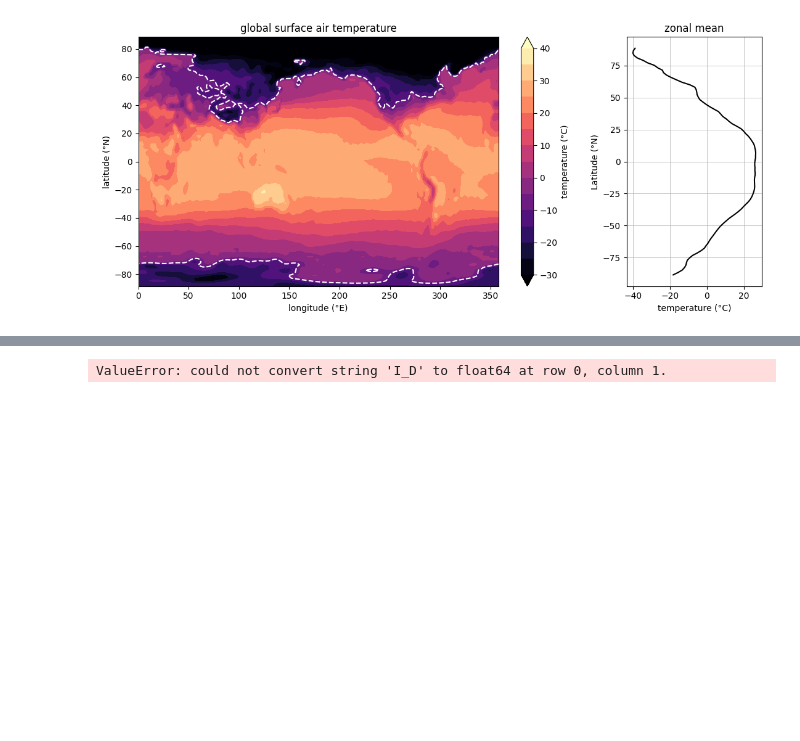
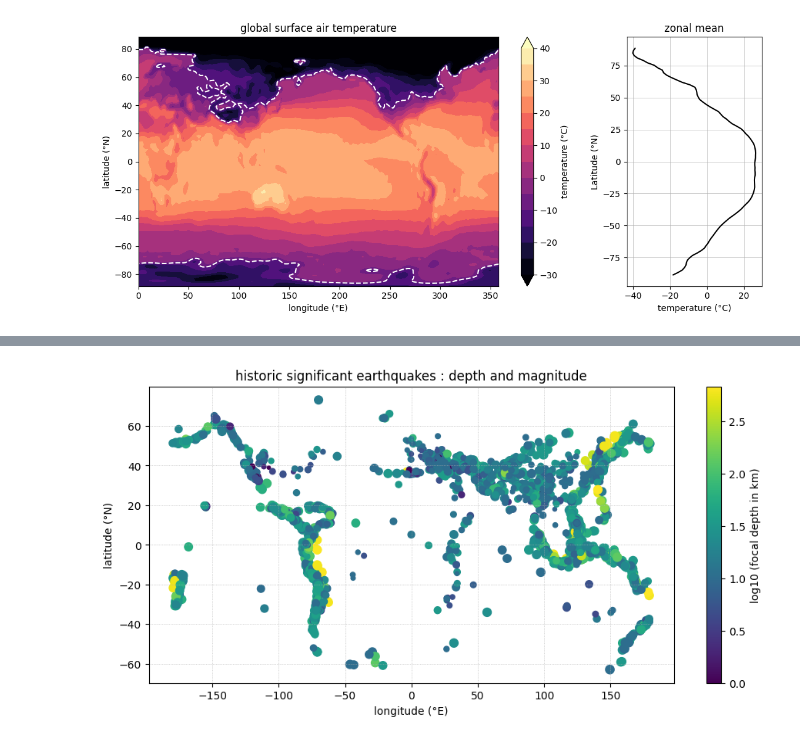
Before and after one commit to LucaSchaerz/2025_Intro_Python, a Jupyter notebook: live/part-I/1.4-matplotlib-and-xarray-exercises.ipynb, the cells around one changed output, grey strips where cells are left out. Saved outputs shown, nothing was run; the diff lists cells and outputs as text; code cells hidden in the pictures; blank space fills up the shorter version.

```diff
--- a/live/part-I/1.4-matplotlib-and-xarray-exercises.ipynb
+++ b/live/part-I/1.4-matplotlib-and-xarray-exercises.ipynb
@@ -566,17 +568,44 @@ path = pooch.retrieve(
 # %%
-np.loadtxt(path)
+from matplotlib.lines import lineStyles
+import numpy as np
+import matplotlib.pyplot as plt
+
+data = np.genfromtxt(path, delimiter="\t", skip_header=1)
+
+focal_depth = data[:, 8]
+EQ_primary = data[:, 9]
+latitude = data[:, 20]
+longitude = data[:, 21]
+
+mask = ~np.isnan(longitude) & ~np.isnan(latitude) & (focal_depth > 0) & (EQ_primary > 0)
+
+focal_depth = focal_depth[mask]
+EQ_primary = EQ_primary[mask]
+latitude = latitude[mask]
+longitude = longitude[mask]
+
+#create the  plot
+fig, ax = plt.subplots(1, 1, figsize=(11, 5))
+cf = ax.scatter(longitude, latitude, s = EQ_primary**2, c = np.log10(focal_depth))
+ax.set_title("historic significant earthquakes : depth and magnitude")
+ax.set_xlabel("longitude (°E)")
+ax.set_ylabel("latitude (°N)")
+plt.colorbar(cf, ax=ax, label="log10 (focal depth in km)")
+
+ax.grid(which="major", linewidth=0.5, linestyle=':')
+
 # Hint: np.genfromtxt(path, delimiter="\t", skip_header=1) loads the whole file; every
 #       non-numeric field becomes NaN, which is what you want here. Pull the four columns out
 #       by position -- the focal depth, for example, is arr[:, 8]
 # Hint: keep only the rows where depth and magnitude are both above zero and latitude and
 #       longitude are not NaN. & combines two masks element-wise ("and"), and ~ flips one
 #       ("not"), so ~np.isnan(latitude) is True wherever the latitude is present
 # Hint: colour the points by np.log10 of the focal depth -- the base-10 logarithm, applied
 #       element-wise, which spreads out depths from under a kilometre to several hundred --
 #       and set the point area to the square of the magnitude
 # Hint: add a labelled colorbar, axis labels, a title, and a dotted grid
 # %% [output]
-ValueError: could not convert string 'I_D' to float64 at row 0, column 1.
+[figure, added]
 # %% [markdown]
 ## Exercise 22: Antarctic sea ice, summer against winter
 
```
Also changed, not shown: parts of 6 cells of this notebook.
